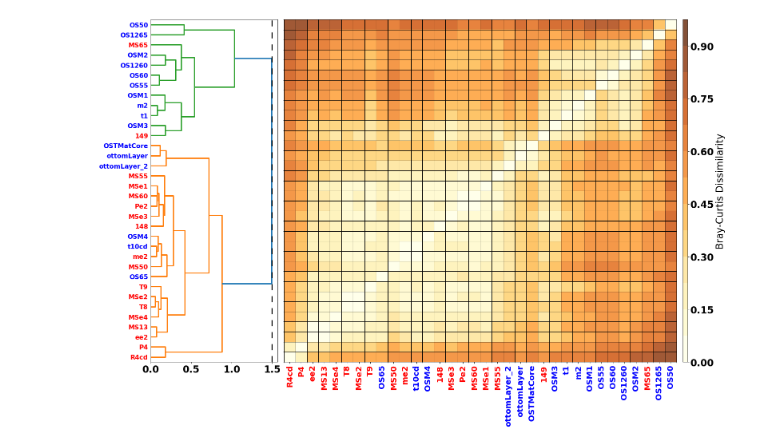
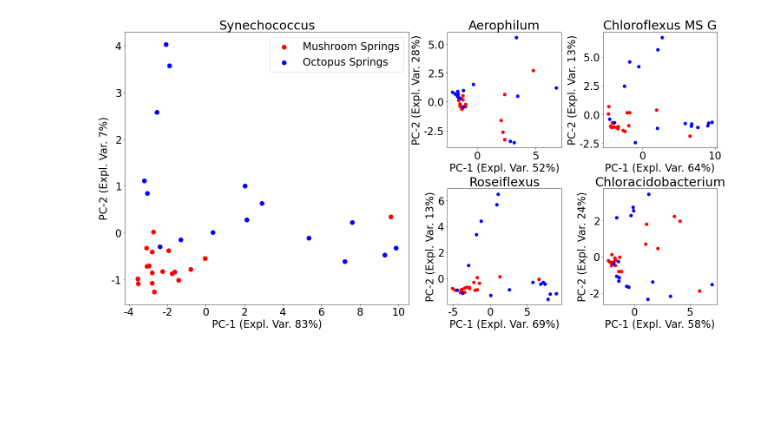
Before and after one commit to hsmurali/Hot_Springs_Analysis, a Jupyter notebook: Scripts/Strain-Analysis/Synechococcus_Paper/Cluster_Novel_Segments_Across_Samples/Cluster_Presence_Absence_Matrix_Novel_Contigs.ipynb, the cells around one changed output. Saved outputs shown, nothing was run; the diff lists cells and outputs as text; code cells hidden in the pictures; blank space fills up the shorter version.

```diff
--- a/Scripts/Strain-Analysis/Synechococcus_Paper/Cluster_Novel_Segments_Across_Samples/Cluster_Presence_Absence_Matrix_Novel_Contigs.ipynb
+++ b/Scripts/Strain-Analysis/Synechococcus_Paper/Cluster_Novel_Segments_Across_Samples/Cluster_Presence_Absence_Matrix_Novel_Contigs.ipynb
@@ -143,7 +120,7 @@ fig = Plot_Heatmap(Dist_Chloroflexus, Feature_Chloroflexus, index, sample_spring
 # %%
-syn_coverage = data_dir+'Synechococcus/Read_alignments_novel_contigs/Summarized_Coverages/'
+syn_coverage = data_dir+'Synechococcus/Filtered_Representative_Coverages/Summarized_Coverages/'
 df_syn_eggnog = pd.read_excel(data_dir+'Synechococcus/Filtered.Eggnog.Annotations.xlsx')
 representatives = df_syn_eggnog['RepresentativeContig'].unique().tolist()
-Dist_Synechococcus,  Feature_Synechococcus, index = Load_Coverage_Summary(syn_coverage, representatives, 0)
-fig = Plot_Heatmap(Dist_Synechococcus, Feature_Synechococcus, index, sample_spring, 'ward', 0)
+Dist_Synechococcus,  Feature_Synechococcus, index = Load_Coverage_Summary(syn_coverage, representatives)
+PCA_Dict['Synechococcus'] = Perform_PCA(Feature_Synechococcus, index, df_Metadata)
 # %% [output]
@@ -151,8 +129,8 @@ fig = Plot_Heatmap(Dist_Synechococcus, Feature_Synechococcus, index, sample_spri
 # %%
-chloracidobacterium_coverage = data_dir+'Chloracidobacterium_thermophilum_B/Read_alignments_novel_contigs/Summarized_Coverages/'
-df_chloracidobacterium_eggnog = pd.read_excel(data_dir+'Chloracidobacterium_thermophilum_B/Filtered.Eggnog.Annotations.xlsx')
+chloracidobacterium_coverage = data_dir+'CHLORACIDOBACTERIUM_THERMOPHILUM_B/Filtered_Representative_Coverages/Summarized_Coverages/'
+df_chloracidobacterium_eggnog = pd.read_excel(data_dir+'CHLORACIDOBACTERIUM_THERMOPHILUM_B/Filtered.Eggnog.Annotations.xlsx')
 representatives = df_chloracidobacterium_eggnog['RepresentativeContig'].unique().tolist()
 Dist_Chloracidobacterium, Feature_Chloracidobacterium, index = Load_Coverage_Summary(chloracidobacterium_coverage,
                                                                                      representatives)
-fig = Plot_Heatmap(Dist_Chloracidobacterium, Feature_Chloracidobacterium, index, sample_spring, 'ward', False)
+PCA_Dict['Chloracidobacterium'] = Perform_PCA(Feature_Chloracidobacterium, index, df_Metadata)
 # %% [output]
@@ -160,7 +139,7 @@ fig = Plot_Heatmap(Dist_Chloracidobacterium, Feature_Chloracidobacterium, index,
 # %%
-rosei_coverage = data_dir+'Roseiflexus/Read_alignments_novel_contigs/Summarized_Coverages/'
-df_rosei_eggnog = pd.read_excel(data_dir+'Roseiflexus/Filtered.Eggnog.Annotations.xlsx')
+rosei_coverage = data_dir+'ROSEIFLEXUS/Filtered_Representative_Coverages/Summarized_Coverages/'
+df_rosei_eggnog = pd.read_excel(data_dir+'ROSEIFLEXUS/Filtered.Eggnog.Annotations.xlsx')
 representatives = df_rosei_eggnog['RepresentativeContig'].unique().tolist()
 Dist_Roseiflexus, Feature_Roseiflexus,  index = Load_Coverage_Summary(rosei_coverage, representatives)
-fig = Plot_Heatmap(Dist_Roseiflexus, Feature_Roseiflexus, index, sample_spring, 'ward', False)
+PCA_Dict['Roseiflexus'] = Perform_PCA(Feature_Roseiflexus, index, df_Metadata)
 # %% [output]
@@ -168,8 +148,32 @@ fig = Plot_Heatmap(Dist_Roseiflexus, Feature_Roseiflexus, index, sample_spring,
-# %%
-all_coverage = data_dir+'All_Genomes/Read_alignments_novel_contigs/Summarized_Coverages/'
-df_all_eggnog = pd.read_excel(data_dir+'All_Genomes/Filtered.Eggnog.Annotations.xlsx')
-representatives = df_all_eggnog['RepresentativeContig'].unique().tolist()
-Dist_All, Feature_All, index = Load_Coverage_Summary(all_coverage, representatives, 0)
-fig = Plot_Heatmap(Dist_All, Feature_All, index, sample_spring, 'ward', 0)
-# %% [output]
-[figure, removed]
+# %%
+plt.rcParams.update(rcParams)
+
+fig = plt.figure(constrained_layout = True,figsize = (20,10))
+gs0 = fig.add_gridspec(1, 2)
+
+gs1 = gs0[0].subgridspec(1,1)
+ax0 = fig.add_subplot(gs1[0])
+
+gs2 = gs0[1].subgridspec(2, 2)
+ax1, ax2, ax3, ax4 = fig.add_subplot(gs2[0]), fig.add_subplot(gs2[1]), fig.add_subplot(gs2[2]), fig.add_subplot(gs2[3])
+
+ax = [ax0, ax1, ax2, ax3, ax4]
+keys = ['Synechococcus', 'Aerophilum', 'Chloroflexus MS G','Roseiflexus','Chloracidobacterium']
+for i in range(len(keys)):
+    df = PCA_Dict[keys[i]]['PC-transfomed']
+    var = PCA_Dict[keys[i]]['variance']
+    if i == 0:
+        df[df['Spring_Name'] == 'Mushroom'].plot.scatter('PC-1','PC-2', color = 'red', ax = ax[i], s = 100,
+                                                         label = 'Mushroom Springs')
+        df[df['Spring_Name'] == 'Octopus'].plot.scatter('PC-1','PC-2', color = 'blue', ax = ax[i], s = 100,
+                                                        label = 'Octopus Springs')
+    else:
+        df[df['Spring_Name'] == 'Mushroom'].plot.scatter('PC-1','PC-2', color = 'red', ax = ax[i], s = 50)
+        df[df['Spring_Name'] == 'Octopus'].plot.scatter('PC-1','PC-2', color = 'blue', ax = ax[i], s = 50)
+
+
+    ax[i].set_xlabel('PC-1 (Expl. Var. '+str(round(var[0]*100))+'%)')
+    ax[i].set_ylabel('PC-2 (Expl. Var. '+str(round(var[1]*100))+'%)')
+    ax[i].set_title(keys[i])
+# %% [output]
+[figure, added]
```
Also changed, not shown: parts of 10 cells of this notebook, 3 other files.
